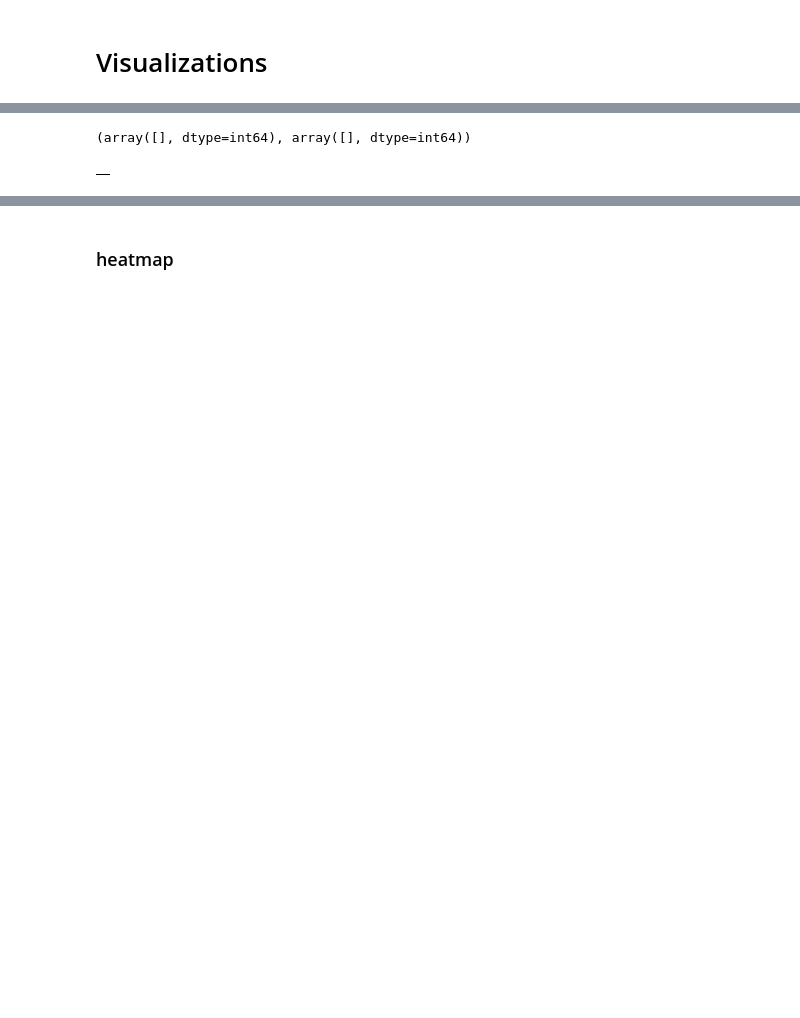
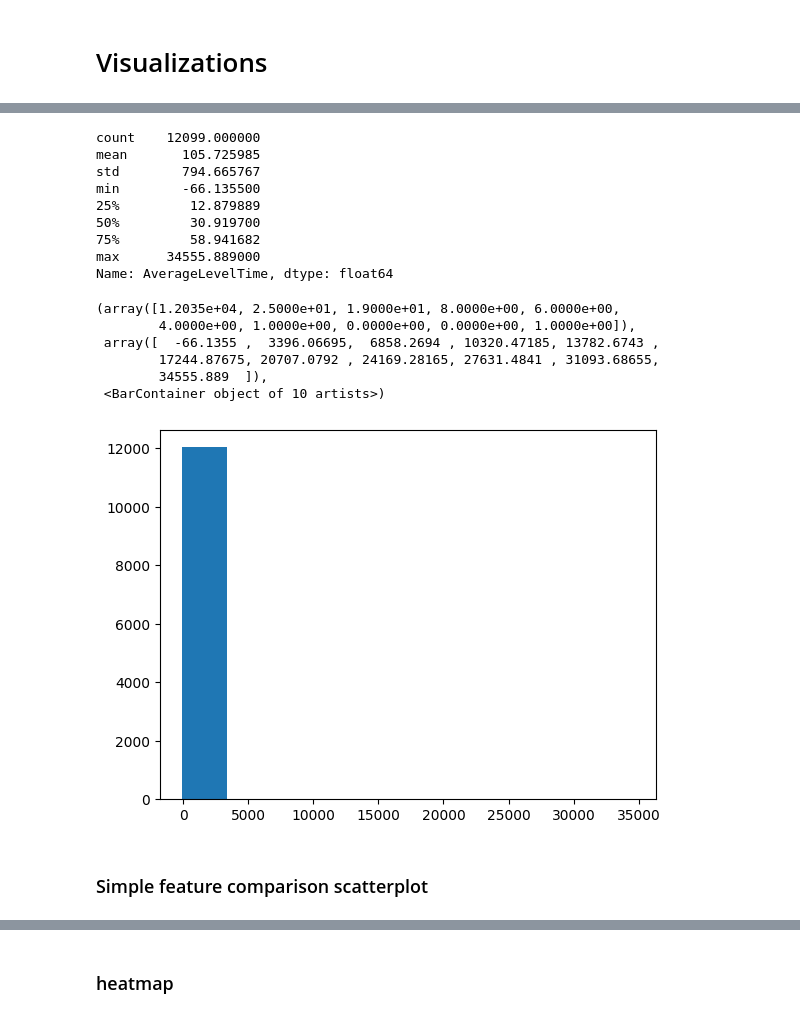
Before and after one commit to opengamedata/opengamedata-samples, a Jupyter notebook: WAVES/explore/Waves_explore_sessions.ipynb, the cells around one changed output, grey strips where cells are left out. Saved outputs shown, nothing was run; the diff lists cells and outputs as text; code cells hidden in the pictures; blank space fills up the shorter version.

Commit message:
Fixing up the visualization section significantly.

```diff
--- a/WAVES/explore/Waves_explore_sessions.ipynb
+++ b/WAVES/explore/Waves_explore_sessions.ipynb
@@ -338,9 +326,0 @@ for col in target_columns:
-# %%
-bigoutliers = np.where(df_Interested[target_columns].ge(4000))
-bigoutliers
-# %% [output]
-(array([], dtype=int64), array([], dtype=int64))
-# %%
-df_Interested[target_columns].iloc[bigoutliers]
-# %% [output]
-|  |
@@ -349,0 +327,28 @@ for i, j in zip(bigoutliers[0], bigoutliers[1]):
+# %%
+feature_to_visualize = "AverageLevelTime"
+minimum_value = -math.inf
+maximum_value = math.inf
+# %%
+range_filter = (df_session[feature_to_visualize] > minimum_value) & (df_session[feature_to_visualize] < maximum_value)
+plot_data = df_session[feature_to_visualize][range_filter]
+print(plot_data.describe())
+plt.hist(plot_data)
+# %% [output]
+count    12099.000000
+mean       105.725985
+std        794.665767
+min        -66.135500
+25%         12.879889
+50%         30.919700
+75%         58.941682
+max      34555.889000
+Name: AverageLevelTime, dtype: float64
+(array([1.2035e+04, 2.5000e+01, 1.9000e+01, 8.0000e+00, 6.0000e+00,
+        4.0000e+00, 1.0000e+00, 0.0000e+00, 0.0000e+00, 1.0000e+00]),
+ array([  -66.1355 ,  3396.06695,  6858.2694 , 10320.47185, 13782.6743 ,
+        17244.87675, 20707.0792 , 24169.28165, 27631.4841 , 31093.68655,
+        34555.889  ]),
+ <BarContainer object of 10 artists>)
+[figure, added]
+# %% [markdown]
+### Simple feature comparison scatterplot
```
Also changed, not shown: parts of 44 cells of this notebook.
